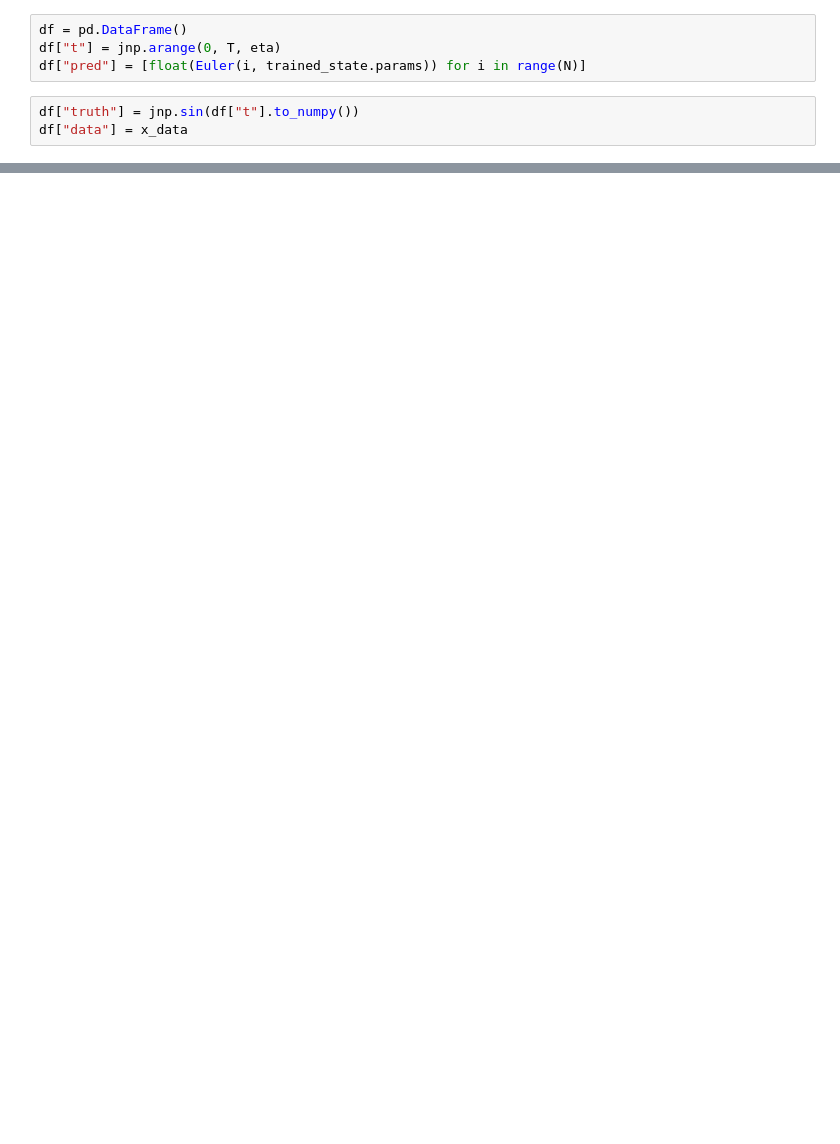
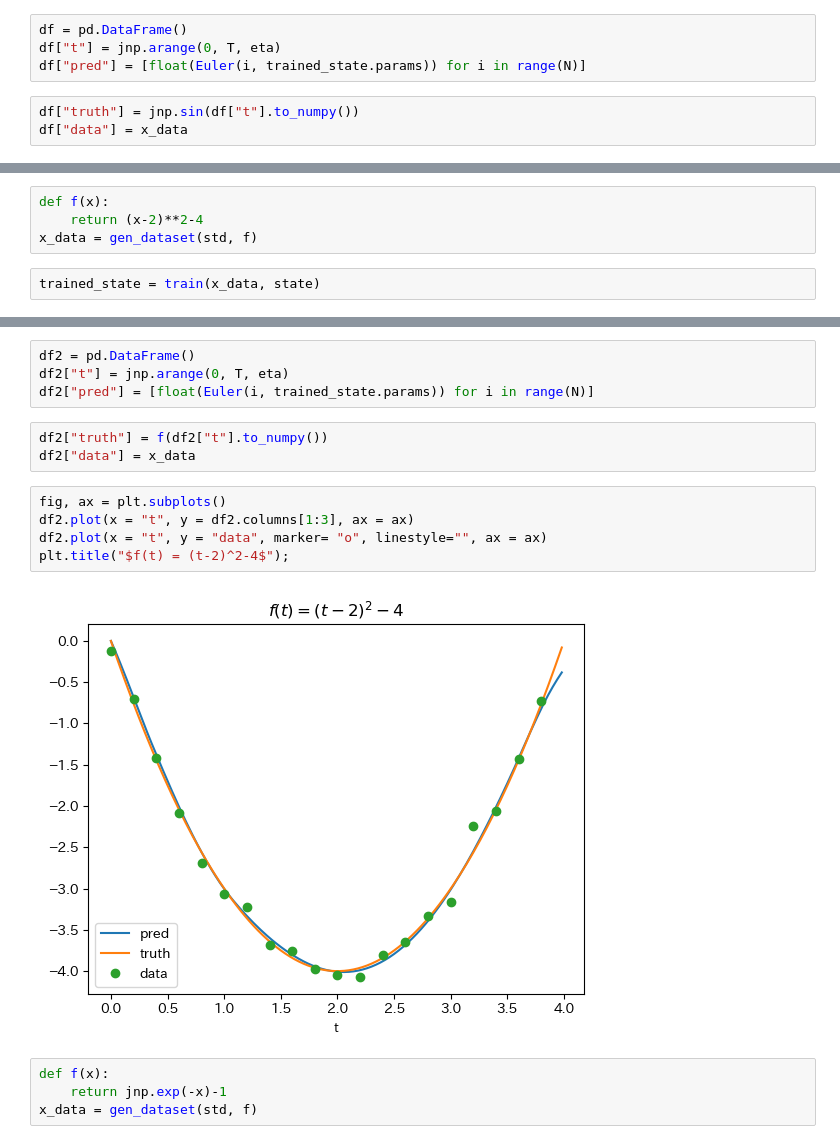
Before and after one commit to gomi-kuzu/model_base_deep, a Jupyter notebook: work/TranslateToPy/Chapter_6/NeuralODE_py.ipynb, the cells around one changed output, grey strips where cells are left out. Saved outputs shown, nothing was run; the diff lists cells and outputs as text; blank space fills up the shorter version.

```diff
--- a/work/TranslateToPy/Chapter_6/NeuralODE_py.ipynb
+++ b/work/TranslateToPy/Chapter_6/NeuralODE_py.ipynb
@@ -101,0 +102,6 @@ plt.title("$f(t)=sin(t)$");
+# %%
+def f(x):
+    return (x-2)**2-4
+x_data = gen_dataset(std, f)
+# %%
+trained_state = train(x_data, state)
@@ -101,0 +110,18 @@ plt.title("$f(t)=sin(t)$");
+# %%
+df2 = pd.DataFrame()
+df2["t"] = jnp.arange(0, T, eta)
+df2["pred"] = [float(Euler(i, trained_state.params)) for i in range(N)]
+# %%
+df2["truth"] = f(df2["t"].to_numpy())
+df2["data"] = x_data
+# %%
+fig, ax = plt.subplots()
+df2.plot(x = "t", y = df2.columns[1:3], ax = ax)
+df2.plot(x = "t", y = "data", marker= "o", linestyle="", ax = ax)
+plt.title("$f(t) = (t-2)^2-4$");
+# %% [output]
+[figure, added]
+# %%
+def f(x):
+    return jnp.exp(-x)-1
+x_data = gen_dataset(std, f)
```
Also changed, not shown: parts of 15 cells of this notebook.
